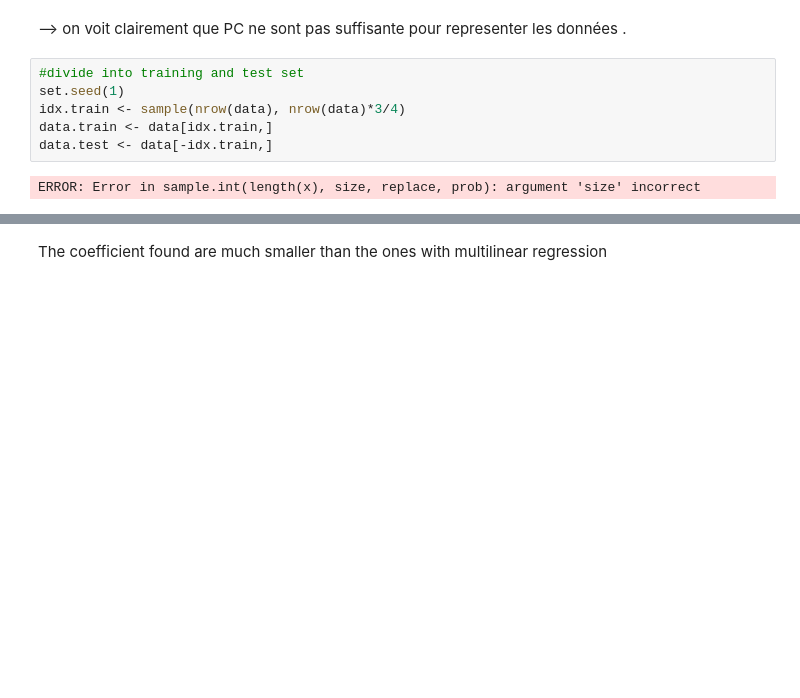
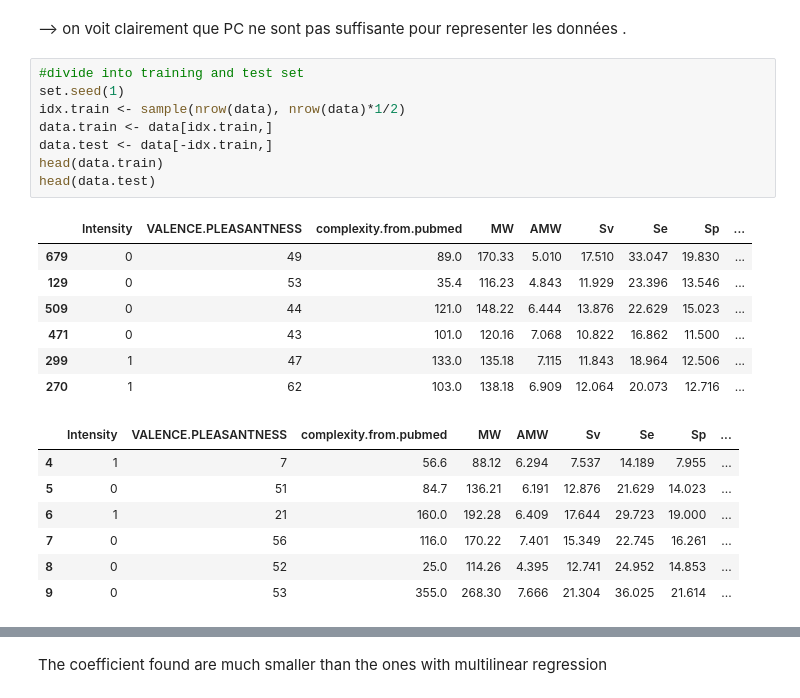
Before and after one commit to Alicia-max/BIO322-Regression, a Jupyter notebook: src/Exploration.ipynb, the cells around one changed output, grey strips where cells are left out. Drawn from its saved outputs; the diff is of its cells as text; blank space fills up the shorter version.

```diff
--- a/src/Exploration.ipynb
+++ b/src/Exploration.ipynb
@@ -110,11 +103,26 @@ plot(cumsum(pca.vare), xlab = "Principal Component", ylab = "Cumulative Prop. Va
 # %%
 #divide into training and test set
 set.seed(1)
-idx.train <- sample(nrow(data), nrow(data)*3/4)
+idx.train <- sample(nrow(data), nrow(data)*1/2)
 data.train <- data[idx.train,]
 data.test <- data[-idx.train,]
+head(data.train)
+head(data.test)
 # %% [output]
-ERROR: Error in sample.int(length(x), size, replace, prob): argument 'size' incorrect
+|  | Intensity | VALENCE.PLEASANTNESS | complexity.from.pubmed | MW | AMW | Sv | Se | Sp | ... |
+| 679 | 0 | 49 | 89.0 | 170.33 | 5.010 | 17.510 | 33.047 | 19.830 | ... |
+| 129 | 0 | 53 | 35.4 | 116.23 | 4.843 | 11.929 | 23.396 | 13.546 | ... |
+| 509 | 0 | 44 | 121.0 | 148.22 | 6.444 | 13.876 | 22.629 | 15.023 | ... |
+| 471 | 0 | 43 | 101.0 | 120.16 | 7.068 | 10.822 | 16.862 | 11.500 | ... |
+| 299 | 1 | 47 | 133.0 | 135.18 | 7.115 | 11.843 | 18.964 | 12.506 | ... |
+| 270 | 1 | 62 | 103.0 | 138.18 | 6.909 | 12.064 | 20.073 | 12.716 | ... |
+|  | Intensity | VALENCE.PLEASANTNESS | complexity.from.pubmed | MW | AMW | Sv | Se | Sp | ... |
+| 4 | 1 | 7 | 56.6 | 88.12 | 6.294 | 7.537 | 14.189 | 7.955 | ... |
+| 5 | 0 | 51 | 84.7 | 136.21 | 6.191 | 12.876 | 21.629 | 14.023 | ... |
+| 6 | 1 | 21 | 160.0 | 192.28 | 6.409 | 17.644 | 29.723 | 19.000 | ... |
+| 7 | 0 | 56 | 116.0 | 170.22 | 7.401 | 15.349 | 22.745 | 16.261 | ... |
+| 8 | 0 | 52 | 25.0 | 114.26 | 4.395 | 12.741 | 24.952 | 14.853 | ... |
+| 9 | 0 | 53 | 355.0 | 268.30 | 7.666 | 21.304 | 36.025 | 21.614 | ... |
 # %%
 #perform linear multiple regression on the trainig set
 lm.fit <- lm(data.train$VALENCE.PLEASANTNESS ~ ., data = data.train)
```
Also changed, not shown: parts of 15 cells of this notebook.
